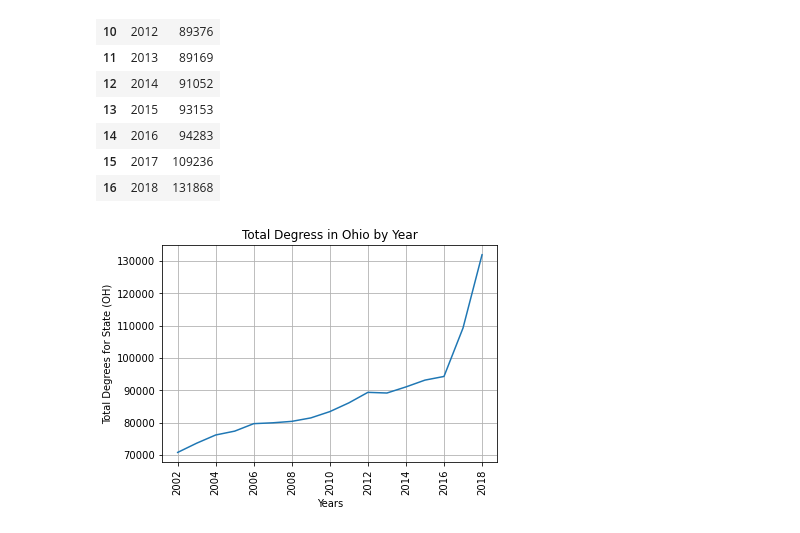
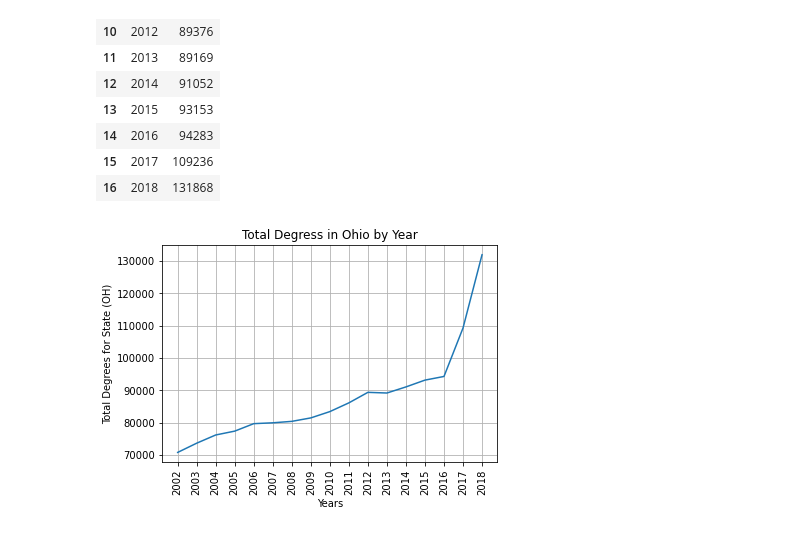
Before and after one commit to AntwonS116/Project-Ohio-College-Analysis, a Jupyter notebook: data.ipynb, the cells around one changed output. Cells and saved outputs as stored; diff of their text form; code cells hidden in the pictures.

```diff
--- a/data.ipynb
+++ b/data.ipynb
@@ -671,13 +671,13 @@ oh_degs_yr
 # %%
 # create plot for year and degree
 x = oh_degs_yr["Year"]
 y = oh_degs_yr["Total"]
 plt.plot(x,y)
-plt.xticks(rotation = 90)
+plt.xticks(x,rotation = 90)
 plt.xlabel("Years")
 plt.ylabel("Total Degrees for State (OH)")
 plt.title("Total Degress in Ohio by Year")
 plt.grid()
 plt.show()
 # %% [output]
-[figure, old version]
+[figure, new version]
```
Also changed, not shown: parts of 3 cells of this notebook, 1 other file.
